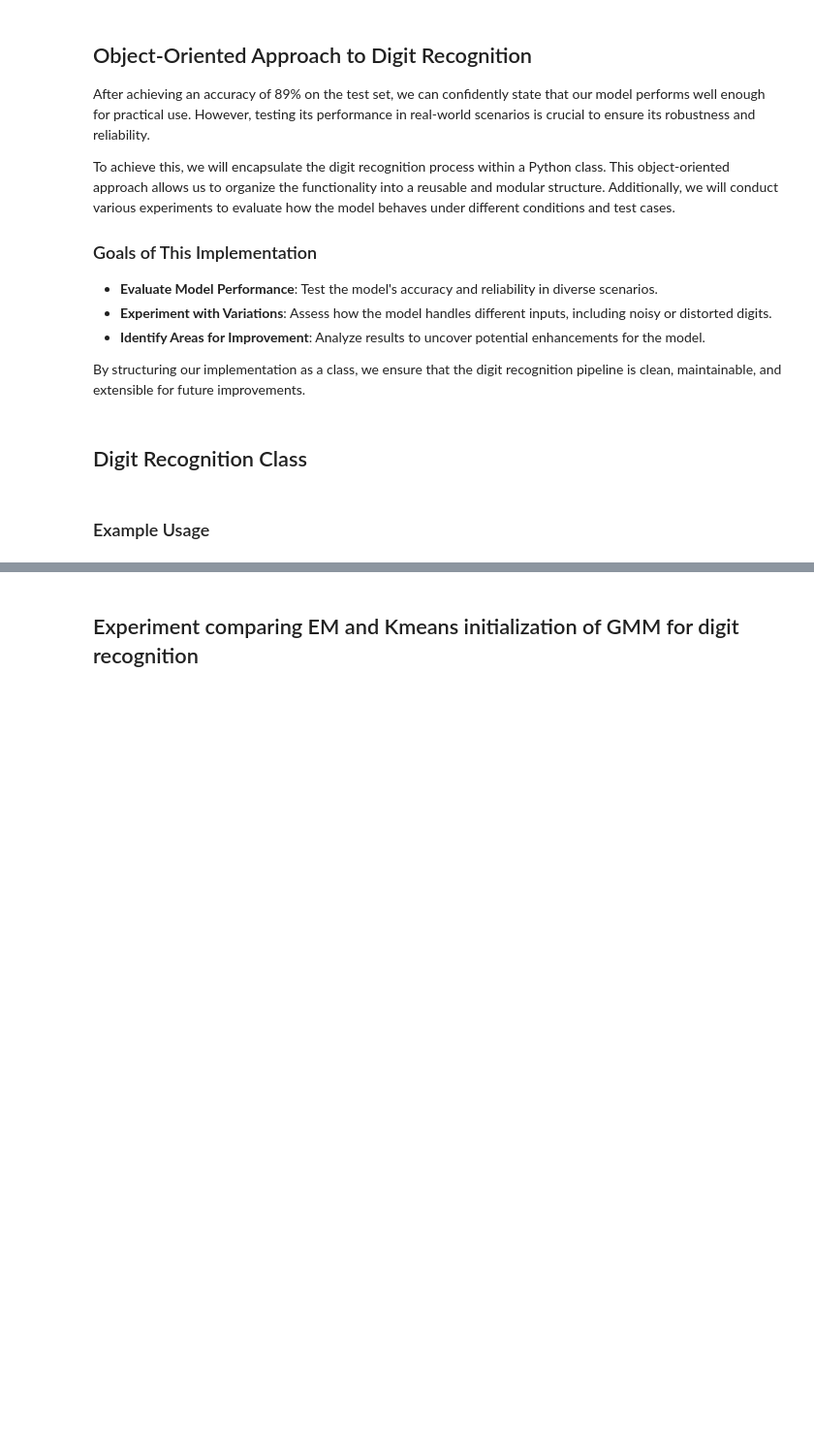
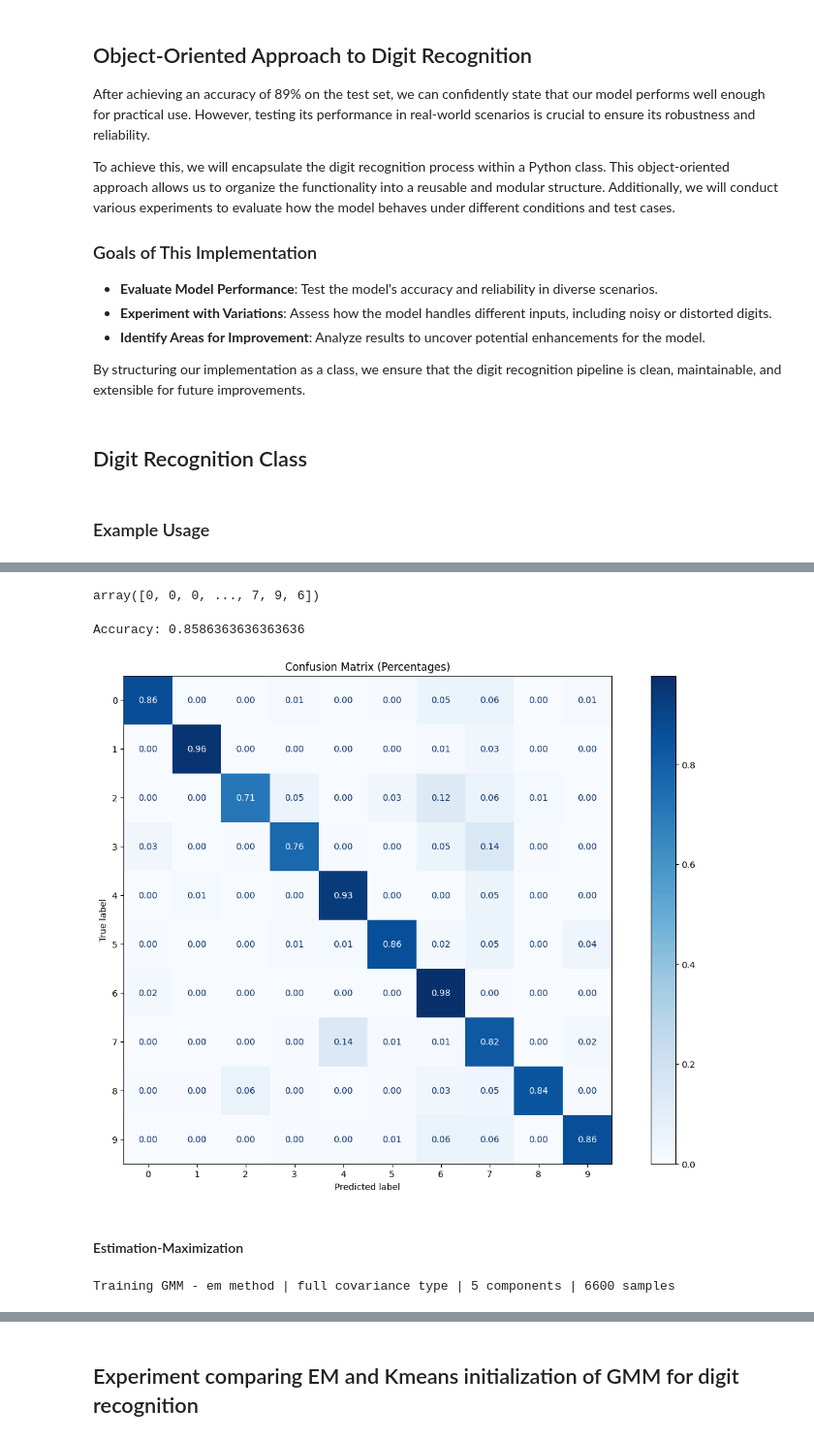
Before and after one commit to Wanghley/speech-digit-recognition, a Jupyter notebook: src/digit_acoustic_prediction.ipynb, the cells around one changed output, grey strips where cells are left out. Shown at 97% size. Saved outputs shown, nothing was run; the diff lists cells and outputs as text; code cells hidden in the pictures; blank space fills up the shorter version.

Commit message:
feat: prediction EM and Kmeans GMM fucntional and experiment for different covariances

```diff
--- a/src/digit_acoustic_prediction.ipynb
+++ b/src/digit_acoustic_prediction.ipynb
@@ -240,3 +214,28 @@ dc.fit(X_train, y_train)
+# %%
+dc.predict(X_test)
+# %% [output]
+array([0, 0, 0, ..., 7, 9, 6])
+# %%
+acc, cm = dc.evaluate(X_test, y_test)
+print(f"Accuracy: {acc}")
+cm_normalized = cm.astype('float') / cm.sum(axis=1)[:, np.newaxis]  # Normalize by row (percentages)
+
+# ------------------- Display Confusion Matrix -------------------
+fig, ax = plt.subplots(figsize=(16, 10))
+disp = ConfusionMatrixDisplay(confusion_matrix=cm_normalized, display_labels=[str(i) for i in range(10)])
+disp.plot(values_format=".2f", ax=ax, cmap='Blues')
+plt.title('Confusion Matrix (Percentages)')
+plt.show()
+# %% [output]
+Accuracy: 0.8586363636363636
+[figure, added]
+# %% [markdown]
+#### Estimation-Maximization
+# %%
+dc = DigitClassification(5, method='em')
+dc.fit(X_train, y_train)
+# %% [output]
+Training GMM - em method | full covariance type | 5 components | 6600 samples
 # %%
 dc.predict(X_test)
 # %% [output]
```
Also changed, not shown: parts of 7 cells of this notebook.
